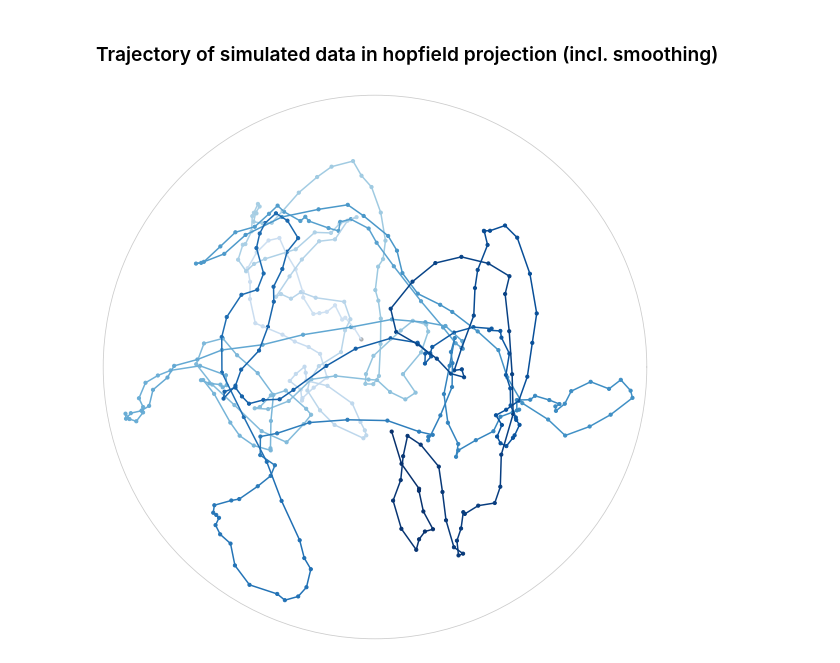
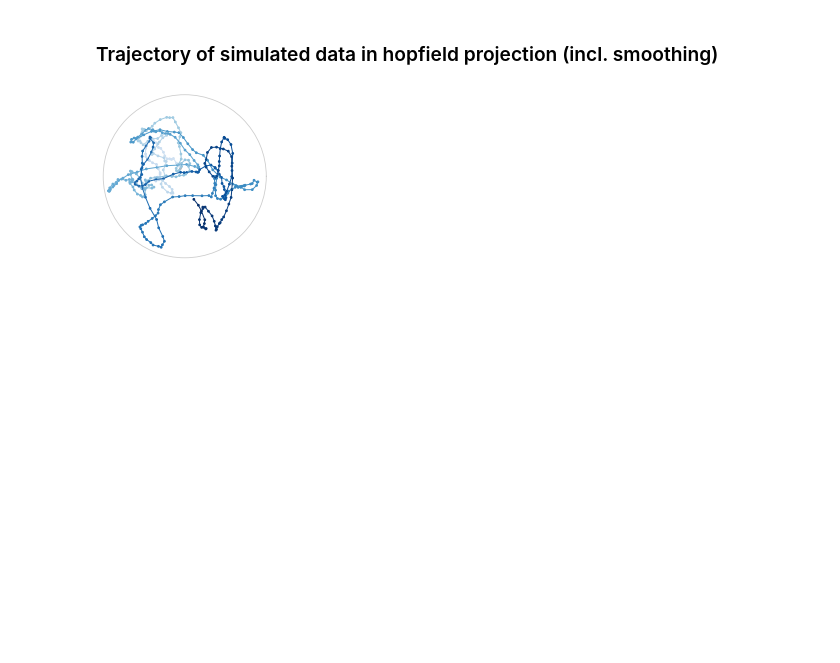
Before and after one commit to pni-lab/connattractor, a Jupyter notebook: notebooks/single_participant_trajectories.ipynb, the cells around one changed output. Saved outputs shown, nothing was run; the diff lists cells and outputs as text; code cells hidden in the pictures; blank space fills up the shorter version.

Commit message:
+ supplement figures

```diff
--- a/notebooks/single_participant_trajectories.ipynb
+++ b/notebooks/single_participant_trajectories.ipynb
@@ -264,7 +266,7 @@ from sklearn.preprocessing import StandardScaler
 cmap = plt.get_cmap('Greens')
 color_min = 0.2
 
-fig, ax = plt.subplots(figsize=(10, 10), subplot_kw={'projection': 'polar'})
+fig, ax = plt.subplots(figsize=(3, 3), subplot_kw={'projection': 'polar'})
 
 for i, trajectory in enumerate(all_ts[:1]):
     trajectory = trajectory[:71]
@@ -281,13 +283,14 @@ for i, trajectory in enumerate(all_ts[:1]):
     for j in range(len(th) - 1):
         ax.plot(th[j:j+2], r[j:j+2], color=colors[j], alpha=1)
 
-    ax.scatter(th, r, color=colors, s=10)
+    ax.scatter(th, r, color=colors, s=5)
 
-    ax.scatter(th[0], r[0], color='darkgray', s=10, alpha=0.8)
+    ax.scatter(th[0], r[0], color='darkgray', s=5, alpha=0.8)
 
 ax.set_yticks([])
 ax.set_xticks([])
 ax.grid(False)
 
+plt.savefig('../data_out/fig/supplement/trajectory_real_data.pdf')
 plt.show()
 # %% [output]
@@ -302,7 +305,7 @@ simresults = analysis.simulate_activations(mtx.values, noise_coef=0.37,
 from sklearn.preprocessing import StandardScaler
 
 sample_size = 400
-window_size = 5
+window_size = 7
 samples = 400
 
 color_min = 0.2
@@ -314,35 +317,36 @@ sim_data = [simresults.states[i:i + sample_size, :]
 
 cmap = plt.get_cmap('Blues')
 
-fig, ax = plt.subplots(figsize=(10, 10), subplot_kw={'projection': 'polar'})
+fig, ax = plt.subplots(figsize=(3, 3), subplot_kw={'projection': 'polar'})
 
 for i, trajectory in enumerate(sim_data[:1]):
     trajectory = trajectory[:samples]
     trajectory = StandardScaler().fit_transform(np.array(trajectory).T).T
     trajectory_embedded = hopfield_embedding.embedding_model.transform(trajectory)
 
     x = np.convolve(trajectory_embedded[:, 0], np.ones(window_size)/window_size, mode='same')
     y = np.convolve(trajectory_embedded[:, 1], np.ones(window_size)/window_size, mode='same')
     r, th = analysis._cart2pol(x, y)
     #r, th = analysis._cart2pol(trajectory_embedded[:, 0], trajectory_embedded[:, 1])
 
     color_val = [x/len(trajectory) for x in range(len(trajectory))]
     colors = [cmap(color_min + (1-color_min) * x) for x in color_val]
 
     #alphas = np.linspace(0.2, 1, len(trajectory))
 
     for j in range(len(th) - 1):
-        ax.plot(th[j:j+2], r[j:j+2], color=colors[j], alpha=1)
+        ax.plot(th[j:j+2], r[j:j+2], color=colors[j], alpha=1, linewidth=1)
 
-    ax.scatter(th, r, color=colors, s=10)
+    ax.scatter(th, r, color=colors, s=3)
 
-    ax.scatter(th[0], r[0], color='darkgray', s=10, alpha=0.8)
+    ax.scatter(th[0], r[0], color='darkgray', s=3, alpha=0.8)
 
 
 ax.set_yticks([])
 ax.set_xticks([])
 ax.grid(False)
 
+plt.savefig('../data_out/fig/supplement/trajectory_sim_data.pdf')
 plt.show()
 # %% [output]
-[figure, old version]
+[figure, new version]
```
Also changed, not shown: parts of 2 cells of this notebook, 4 other files.
